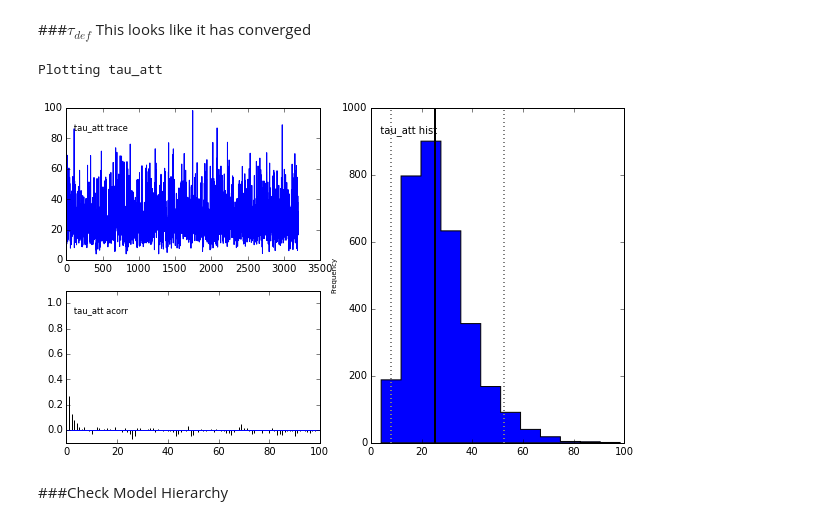
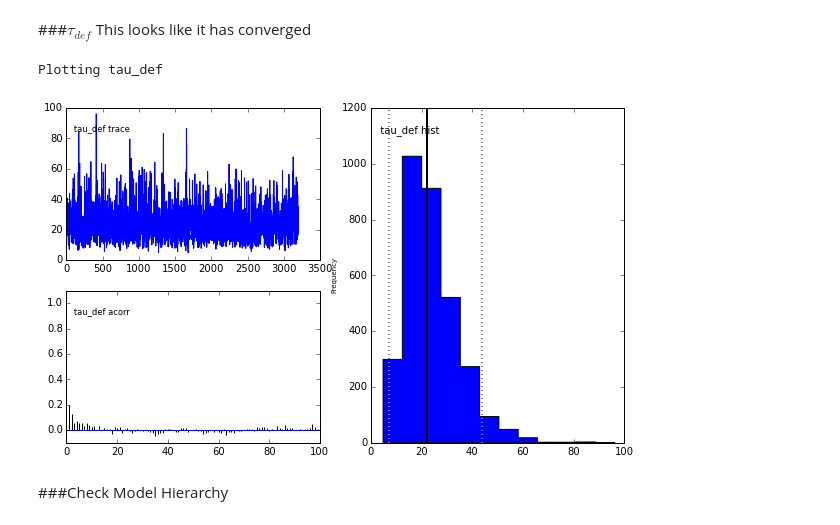
Before and after one commit to ovprunskis/am207-project-soccer, a Jupyter notebook: daniel_weitzenfeld_variation_bb_model_ak_updates.ipynb, the cells around one changed output. Cells and saved outputs as stored; diff of their text form; code cells hidden in the pictures.

```diff
--- a/daniel_weitzenfeld_variation_bb_model_ak_updates.ipynb
+++ b/daniel_weitzenfeld_variation_bb_model_ak_updates.ipynb
@@ -254,10 +254,10 @@ Plotting tau_att
 ###$\tau_{def}$
 This looks like it has converged
 # %%
-pymc.Matplot.plot(tau_att,path="./Figures/")
+pymc.Matplot.plot(tau_def,path="./Figures/")
 # %% [output]
-Plotting tau_att
+Plotting tau_def
-[figure, old version]
+[figure, new version]
 # %% [markdown]
 ###Check Model Hierarchy
 # %%
```
Also changed, not shown: parts of 10 cells of this notebook, 2 other files.
